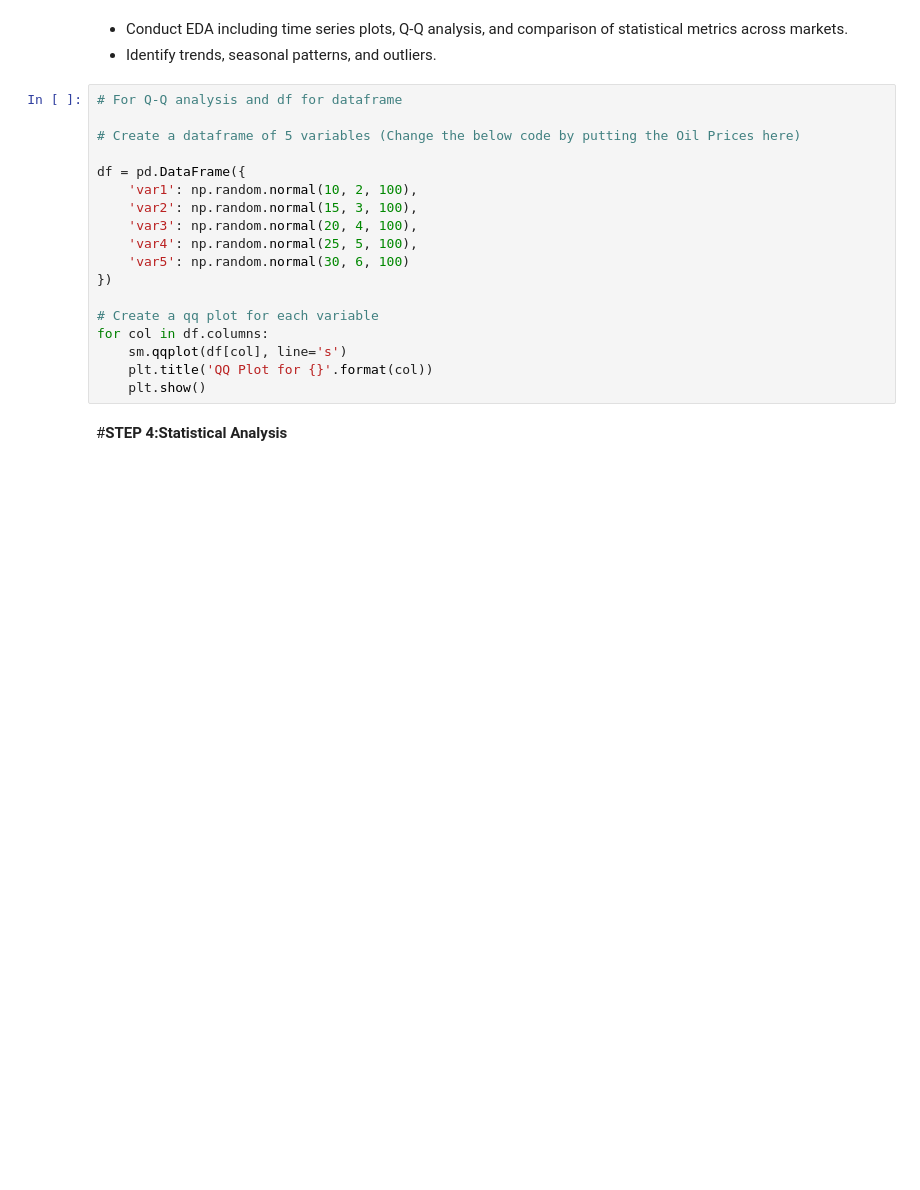
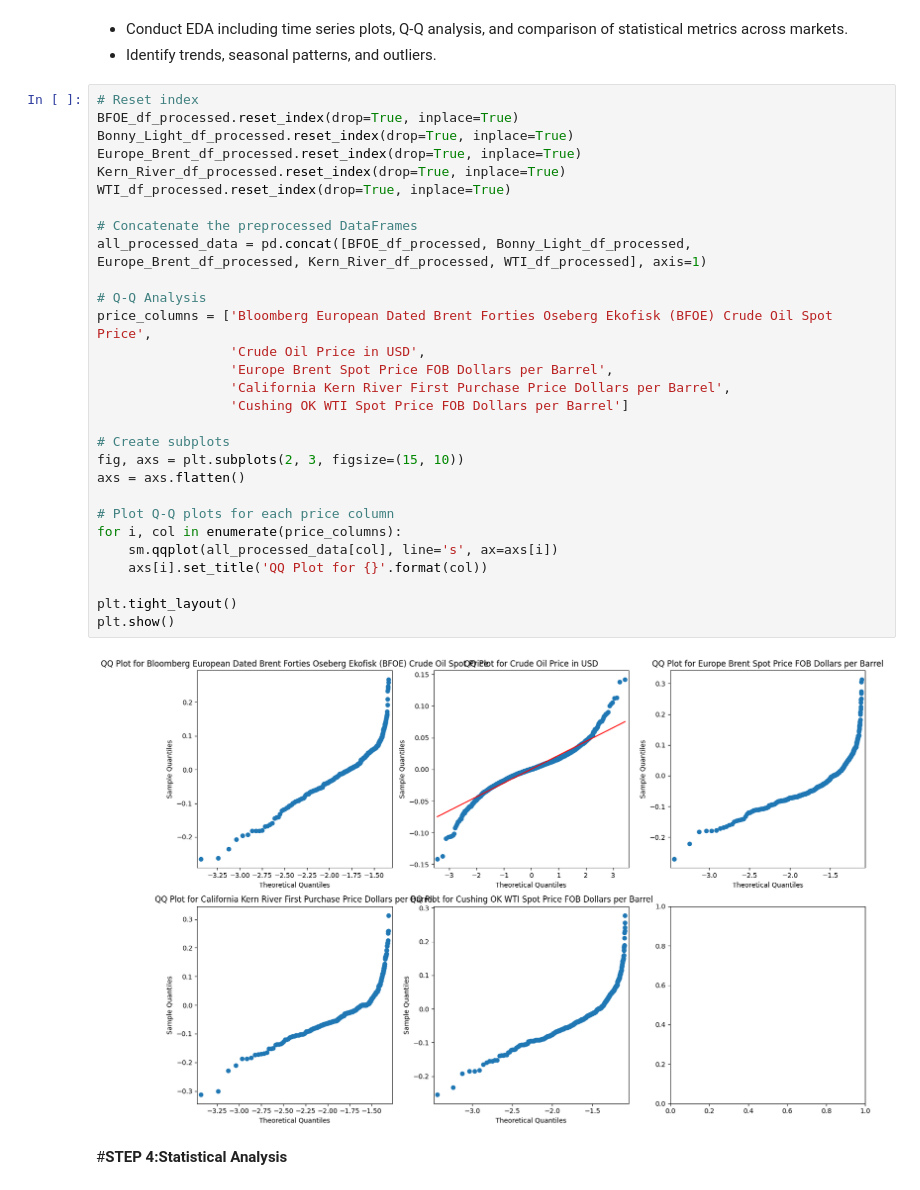
Before and after one commit to shivanivermapro/WQU-Capstone-Project, a Jupyter notebook: WQU_Capstone.ipynb, the cells around one changed output. Saved outputs shown, nothing was run; the diff lists cells and outputs as text; blank space fills up the shorter version.

```diff
--- a/WQU_Capstone.ipynb
+++ b/WQU_Capstone.ipynb
@@ -33,24 +188,37 @@ EIA_TOKEN= "5bKluShYITnpvGOcc2UfrkCugroU622kfL3nUEfb"
 
 *   Conduct EDA including time series plots, Q-Q analysis, and comparison of statistical metrics across markets.
 *   Identify trends, seasonal patterns, and outliers.
-# %%
-# For Q-Q analysis and df for dataframe
-
-# Create a dataframe of 5 variables (Change the below code by putting the Oil Prices here)
-
-df = pd.DataFrame({
-    'var1': np.random.normal(10, 2, 100),
-    'var2': np.random.normal(15, 3, 100),
-    'var3': np.random.normal(20, 4, 100),
-    'var4': np.random.normal(25, 5, 100),
-    'var5': np.random.normal(30, 6, 100)
-})
-
-# Create a qq plot for each variable
-for col in df.columns:
-    sm.qqplot(df[col], line='s')
-    plt.title('QQ Plot for {}'.format(col))
-    plt.show()
+# %%
+# Reset index
+BFOE_df_processed.reset_index(drop=True, inplace=True)
+Bonny_Light_df_processed.reset_index(drop=True, inplace=True)
+Europe_Brent_df_processed.reset_index(drop=True, inplace=True)
+Kern_River_df_processed.reset_index(drop=True, inplace=True)
+WTI_df_processed.reset_index(drop=True, inplace=True)
+
+# Concatenate the preprocessed DataFrames
+all_processed_data = pd.concat([BFOE_df_processed, Bonny_Light_df_processed, Europe_Brent_df_processed, Kern_River_df_processed, WTI_df_processed], axis=1)
+
+# Q-Q Analysis
+price_columns = ['Bloomberg European Dated Brent Forties Oseberg Ekofisk (BFOE) Crude Oil Spot Price',
+                 'Crude Oil Price in USD',
+                 'Europe Brent Spot Price FOB Dollars per Barrel',
+                 'California Kern River First Purchase Price Dollars per Barrel',
+                 'Cushing OK WTI Spot Price FOB Dollars per Barrel']
+
+# Create subplots
+fig, axs = plt.subplots(2, 3, figsize=(15, 10))
+axs = axs.flatten()
+
+# Plot Q-Q plots for each price column
+for i, col in enumerate(price_columns):
+    sm.qqplot(all_processed_data[col], line='s', ax=axs[i])
+    axs[i].set_title('QQ Plot for {}'.format(col))
+
+plt.tight_layout()
+plt.show()
+# %% [output]
+[figure, added]
 # %% [markdown]
 #**STEP 4:Statistical Analysis**
 # %% [markdown]
```
Also changed, not shown: parts of 7 cells of this notebook.
